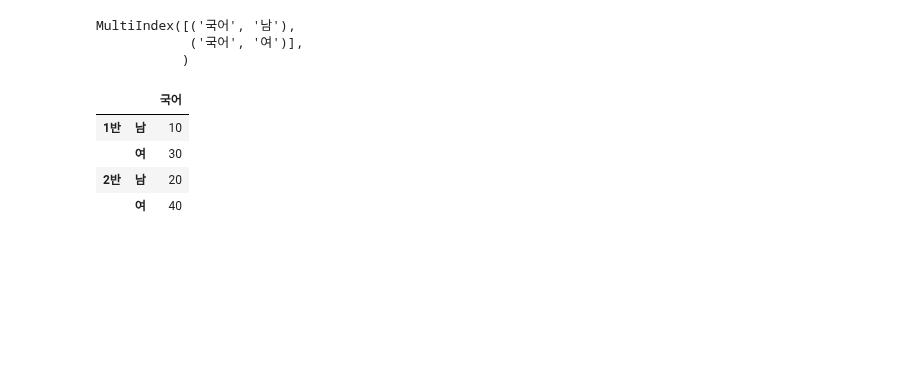
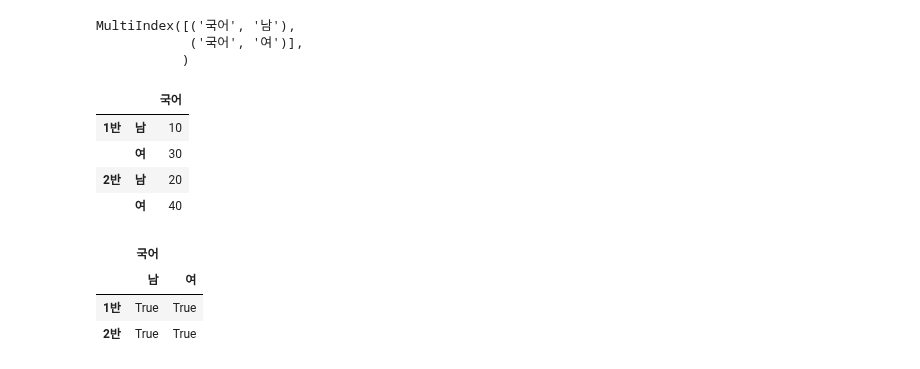
Before and after one commit to MinKyeom/KMK-DREAM, a Jupyter notebook: pandas_study/titanic_df.ipynb, the cells around one changed output. Drawn from its saved outputs; the diff is of its cells as text; code cells hidden in the pictures; blank space fills up the shorter version.

```diff
--- a/pandas_study/titanic_df.ipynb
+++ b/pandas_study/titanic_df.ipynb
@@ -167,3 +167,10 @@ multi_df.stack()
 |  | 여 | 30 |
 | 2반 | 남 | 20 |
 |  | 여 | 40 |
+# %%
+multi_df <90
+# %% [output]
+|  | 국어 |  |
+|  | 남 | 여 |
+| 1반 | True | True |
+| 2반 | True | True |
```
